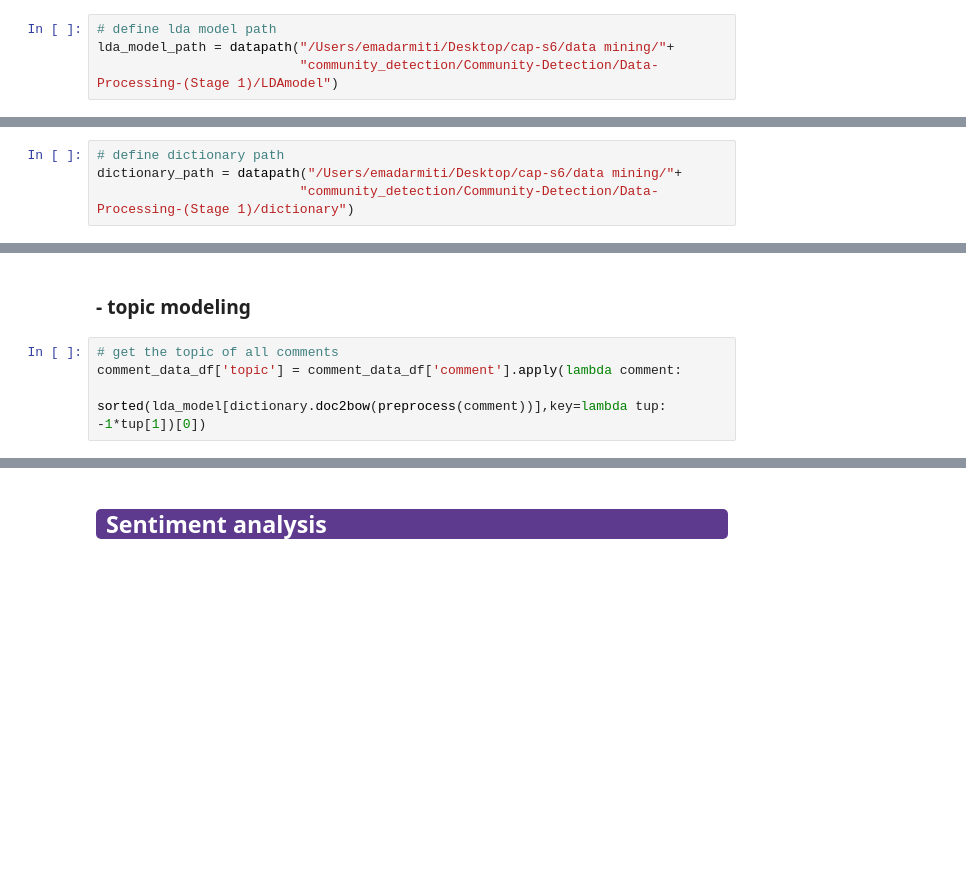
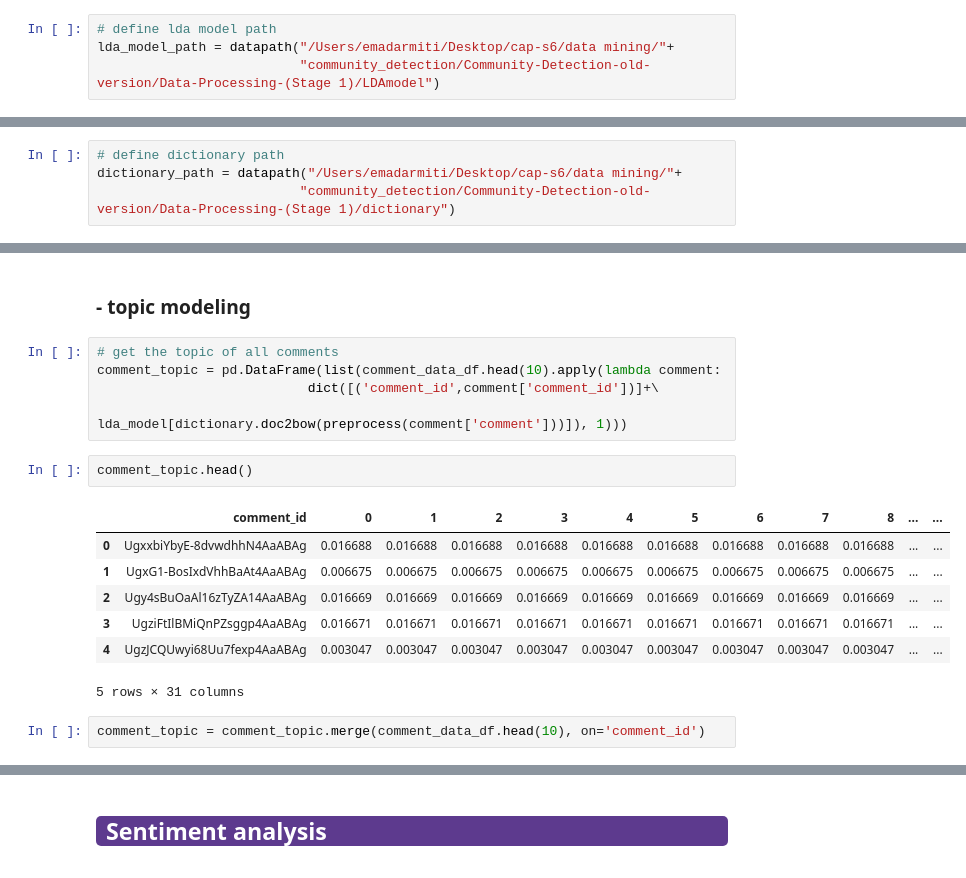
Before and after one commit to community-detection/Community-Detection, a Jupyter notebook: Stage 2-(NLP-Analysis)/comments_topic_identification/Topic-identification.ipynb, the cells around one changed output, grey strips where cells are left out. Cells and saved outputs as stored; diff of their text form; blank space fills up the shorter version.

Commit message:
take the comment topic distribution

```diff
--- a/Stage 2-(NLP-Analysis)/comments_topic_identification/Topic-identification.ipynb
+++ b/Stage 2-(NLP-Analysis)/comments_topic_identification/Topic-identification.ipynb
@@ -137,14 +132,14 @@ def preprocess(data):
 # %%
 # define lda model path
 lda_model_path = datapath("/Users/emadarmiti/Desktop/cap-s6/data mining/"+
-                          "community_detection/Community-Detection/Data-Processing-(Stage 1)/LDAmodel")
+                          "community_detection/Community-Detection-old-version/Data-Processing-(Stage 1)/LDAmodel")
 # %%
 # load the model from disk
 lda_model = models.ldamodel.LdaModel.load(lda_model_path)
 # %%
 # define dictionary path
 dictionary_path = datapath("/Users/emadarmiti/Desktop/cap-s6/data mining/"+
-                          "community_detection/Community-Detection/Data-Processing-(Stage 1)/dictionary")
+                          "community_detection/Community-Detection-old-version/Data-Processing-(Stage 1)/dictionary")
 # %%
 # load the dictionary
 dictionary = gensim.corpora.Dictionary.load(dictionary_path)
@@ -152,5 +147,18 @@ dictionary = gensim.corpora.Dictionary.load(dictionary_path)
 ### - topic modeling
 # %%
 # get the topic of all comments
-comment_data_df['topic'] = comment_data_df['comment'].apply(lambda comment:
-                           sorted(lda_model[dictionary.doc2bow(preprocess(comment))],key=lambda tup: -1*tup[1])[0])
+comment_topic = pd.DataFrame(list(comment_data_df.head(10).apply(lambda comment:
+                           dict([('comment_id',comment['comment_id'])]+\
+                                lda_model[dictionary.doc2bow(preprocess(comment['comment']))]), 1)))
+# %%
+comment_topic.head()
+# %% [output]
+|  | comment_id | 0 | 1 | 2 | 3 | 4 | 5 | 6 | 7 | 8 | ... | ... |
+| 0 | UgxxbiYbyE-8dvwdhhN4AaABAg | 0.016688 | 0.016688 | 0.016688 | 0.016688 | 0.016688 | 0.016688 | 0.016688 | 0.016688 | 0.016688 | ... | ... |
+| 1 | UgxG1-BosIxdVhhBaAt4AaABAg | 0.006675 | 0.006675 | 0.006675 | 0.006675 | 0.006675 | 0.006675 | 0.006675 | 0.006675 | 0.006675 | ... | ... |
+| 2 | Ugy4sBuOaAl16zTyZA14AaABAg | 0.016669 | 0.016669 | 0.016669 | 0.016669 | 0.016669 | 0.016669 | 0.016669 | 0.016669 | 0.016669 | ... | ... |
+| 3 | UgziFtIlBMiQnPZsggp4AaABAg | 0.016671 | 0.016671 | 0.016671 | 0.016671 | 0.016671 | 0.016671 | 0.016671 | 0.016671 | 0.016671 | ... | ... |
+| 4 | UgzJCQUwyi68Uu7fexp4AaABAg | 0.003047 | 0.003047 | 0.003047 | 0.003047 | 0.003047 | 0.003047 | 0.003047 | 0.003047 | 0.003047 | ... | ... |
+5 rows × 31 columns
+# %%
+comment_topic = comment_topic.merge(comment_data_df.head(10), on='comment_id')
```
Also changed, not shown: parts of 4 cells of this notebook.
